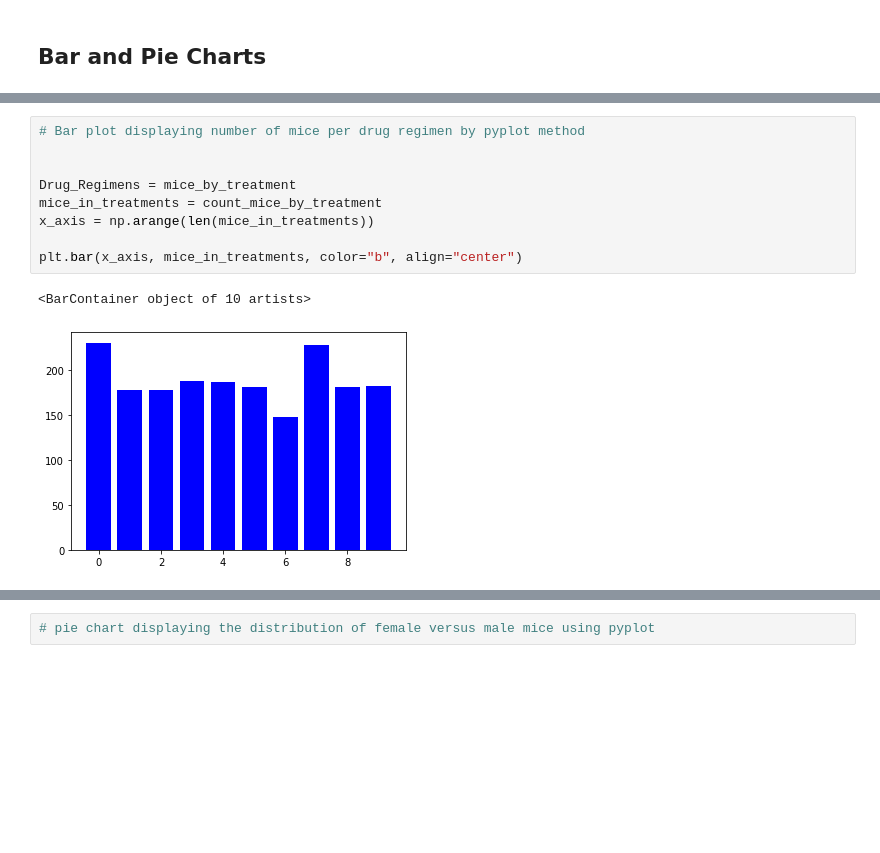
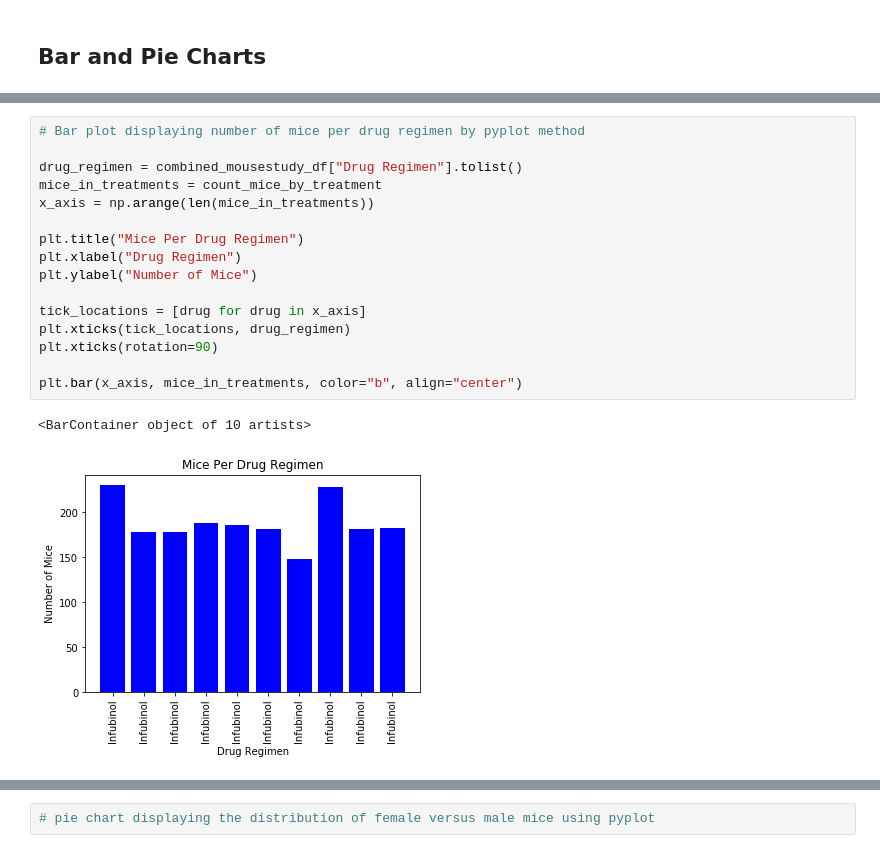
Before and after one commit to cdfencing/Matplotlib-The-Power-of-Plots, a Jupyter notebook: Pymaceuticals/Pymaceuticals.ipynb, the cells around one changed output, grey strips where cells are left out. Saved outputs shown, nothing was run; the diff lists cells and outputs as text; blank space fills up the shorter version.

```diff
--- a/Pymaceuticals/Pymaceuticals.ipynb
+++ b/Pymaceuticals/Pymaceuticals.ipynb
@@ -87,15 +94,22 @@ Text(0, 0.5, 'Number of Mice')
 # %%
 # Bar plot displaying number of mice per drug regimen by pyplot method
 
-
-Drug_Regimens = mice_by_treatment
+drug_regimen = combined_mousestudy_df["Drug Regimen"].tolist()
 mice_in_treatments = count_mice_by_treatment
 x_axis = np.arange(len(mice_in_treatments))
 
+plt.title("Mice Per Drug Regimen")
+plt.xlabel("Drug Regimen")
+plt.ylabel("Number of Mice")
+
+tick_locations = [drug for drug in x_axis]
+plt.xticks(tick_locations, drug_regimen)
+plt.xticks(rotation=90)
+
 plt.bar(x_axis, mice_in_treatments, color="b", align="center")
 # %% [output]
 <BarContainer object of 10 artists>
-[figure, old version]
+[figure, new version]
 # %%
 # Grouping mice by drug regimen
 mice_by_sex = combined_mousestudy_df.groupby("Sex")
```
Also changed, not shown: parts of 4 cells of this notebook.
